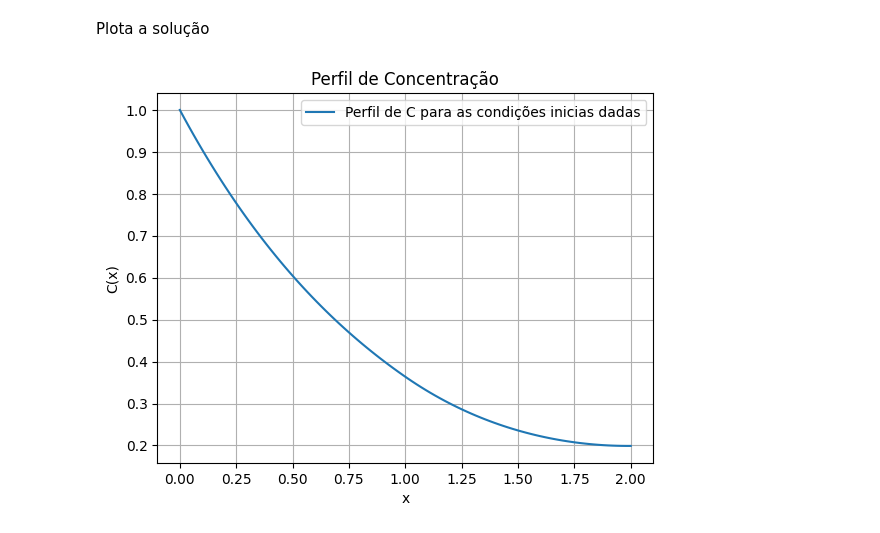
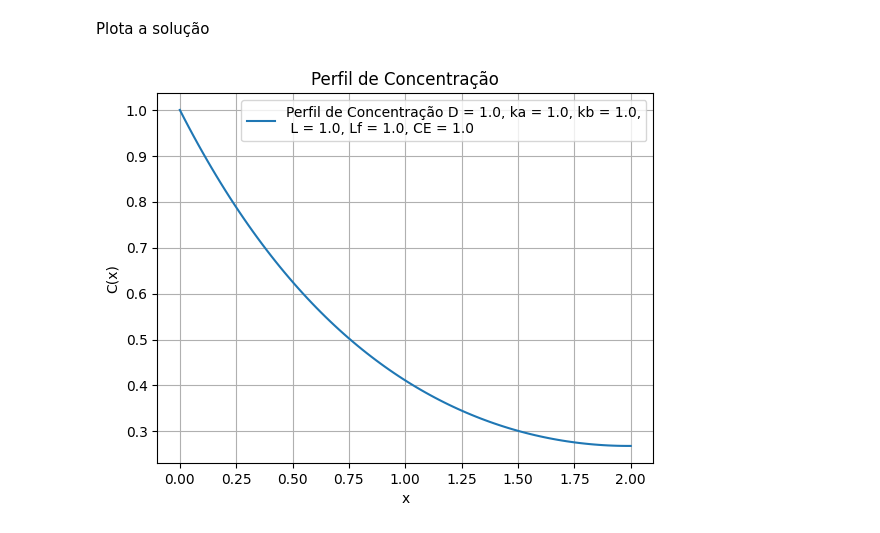
Before and after one commit to ViniciusCMB/Metodos_Num, a Jupyter notebook: trabalho2.ipynb, the cells around one changed output. Drawn from its saved outputs; the diff is of its cells as text; code cells hidden in the pictures.

```diff
--- a/trabalho2.ipynb
+++ b/trabalho2.ipynb
@@ -10,7 +10,7 @@ Parâmetros do problema
 # %%
 D = 1.0  # Coeficiente de difusão
 ka = 1.0  # Parâmetro ka
-kb = 1.5  # Parâmetro kb
+kb = 1.0  # Parâmetro kb
 L = 1.0  # Comprimento L
 Lf = 1.0  # Comprimento Lf
 CE = 1.0  # Concentração na fronteira x=0
@@ -82,0 +51,4 @@ array([1.        , 0.97993191, 0.96026375, 0.94098749, 0.92209527,
+# %%
+C, x = difusao_1d(D, ka, kb, L, Lf, CE, N)
+
+C
@@ -83,12 +76,14 @@ array([1.        , 0.97993191, 0.96026375, 0.94098749, 0.92209527,
 # %% [markdown]
 Plota a solução
 # %%
-plt.plot(x, C, label=f'Perfil de C para as condições inicias dadas')
+plt.plot(x, C, label='Perfil de Concentração D = ' + str(D) + ', ka = ' + str(ka) + ', kb = ' + str(kb) + ',\n L = ' + str(L) + ', Lf = ' + str(Lf) + ', CE = ' + str(CE))
 plt.xlabel('x')
 plt.ylabel('C(x)')
-plt.title('Perfil de Concentração')
 plt.grid()
+titulo = 'Perfil de Concentração'
+plt.title(titulo)
 plt.legend()
-plt.show()
+# plt.show()
+plt.savefig('docs/img/trab2/'+titulo+'.png')
 # %% [output]
-[figure, old version]
+[figure, new version]
```
Also changed, not shown: parts of 15 cells of this notebook, 6 other files.
